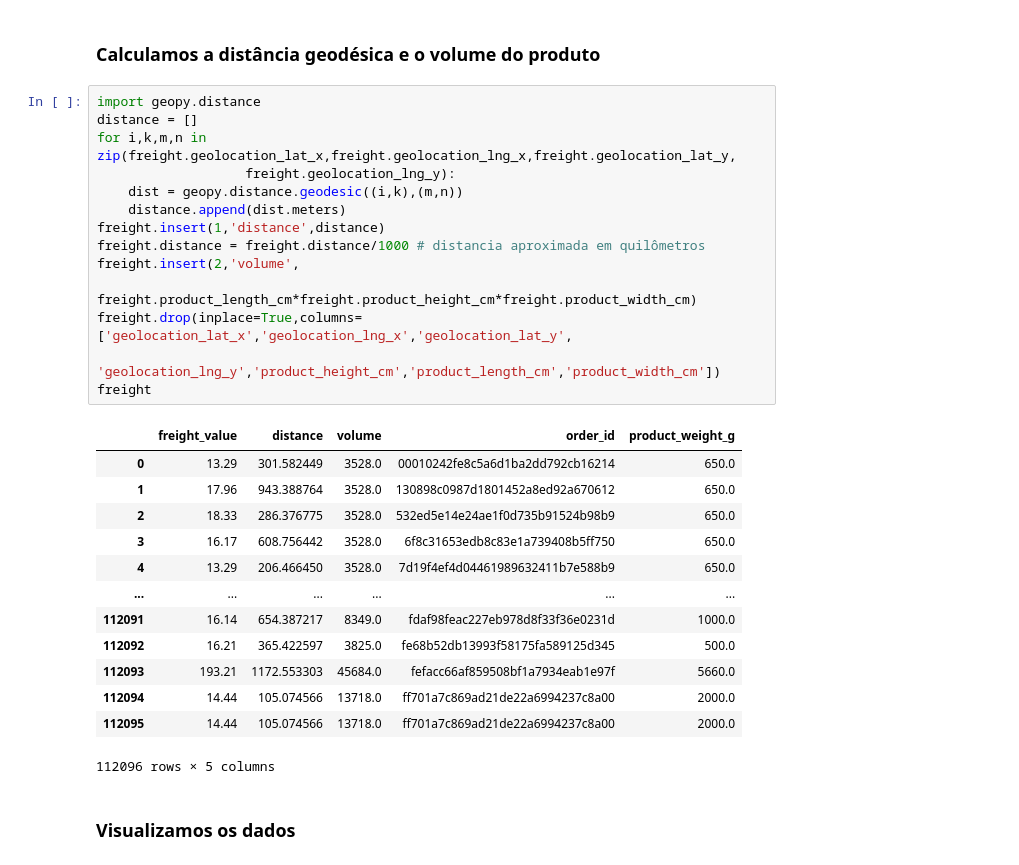
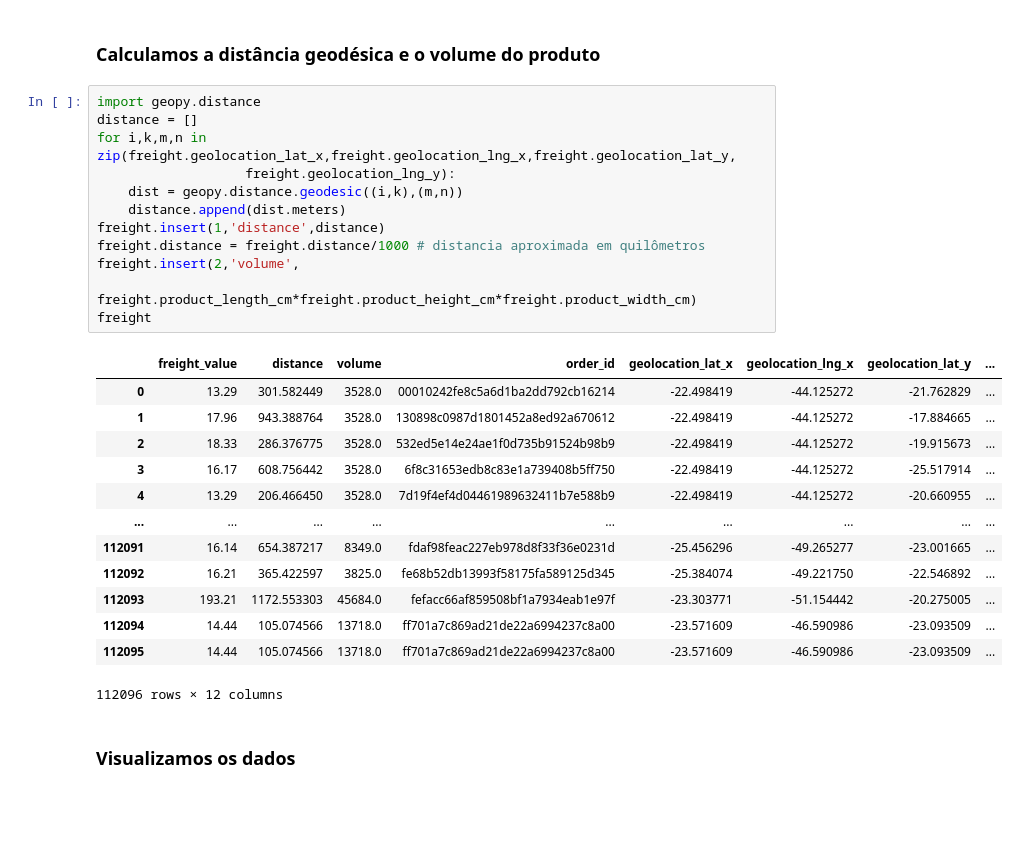
Before and after one commit to danielnrocha/OLX_Hackathon, a Jupyter notebook: OLX Hackathon.ipynb, the cells around one changed output. Saved outputs shown, nothing was run; the diff lists cells and outputs as text; blank space fills up the shorter version.

```diff
--- a/OLX Hackathon.ipynb
+++ b/OLX Hackathon.ipynb
@@ -109,31 +115,29 @@ freight.drop(inplace=True,columns=['product_id','seller_id','customer_id'])
 # %%
 import geopy.distance
 distance = []
 for i,k,m,n in zip(freight.geolocation_lat_x,freight.geolocation_lng_x,freight.geolocation_lat_y,
                    freight.geolocation_lng_y):
     dist = geopy.distance.geodesic((i,k),(m,n))
     distance.append(dist.meters)
 freight.insert(1,'distance',distance)
 freight.distance = freight.distance/1000 # distancia aproximada em quilômetros
 freight.insert(2,'volume',
                freight.product_length_cm*freight.product_height_cm*freight.product_width_cm)
-freight.drop(inplace=True,columns=['geolocation_lat_x','geolocation_lng_x','geolocation_lat_y',
-                 'geolocation_lng_y','product_height_cm','product_length_cm','product_width_cm'])
 freight
 # %% [output]
-|  | freight_value | distance | volume | order_id | product_weight_g |
-| 0 | 13.29 | 301.582449 | 3528.0 | 00010242fe8c5a6d1ba2dd792cb16214 | 650.0 |
-| 1 | 17.96 | 943.388764 | 3528.0 | 130898c0987d1801452a8ed92a670612 | 650.0 |
-| 2 | 18.33 | 286.376775 | 3528.0 | 532ed5e14e24ae1f0d735b91524b98b9 | 650.0 |
-| 3 | 16.17 | 608.756442 | 3528.0 | 6f8c31653edb8c83e1a739408b5ff750 | 650.0 |
-| 4 | 13.29 | 206.466450 | 3528.0 | 7d19f4ef4d04461989632411b7e588b9 | 650.0 |
-| ... | ... | ... | ... | ... | ... |
-| 112091 | 16.14 | 654.387217 | 8349.0 | fdaf98feac227eb978d8f33f36e0231d | 1000.0 |
-| 112092 | 16.21 | 365.422597 | 3825.0 | fe68b52db13993f58175fa589125d345 | 500.0 |
-| 112093 | 193.21 | 1172.553303 | 45684.0 | fefacc66af859508bf1a7934eab1e97f | 5660.0 |
-| 112094 | 14.44 | 105.074566 | 13718.0 | ff701a7c869ad21de22a6994237c8a00 | 2000.0 |
-| 112095 | 14.44 | 105.074566 | 13718.0 | ff701a7c869ad21de22a6994237c8a00 | 2000.0 |
+|  | freight_value | distance | volume | order_id | geolocation_lat_x | geolocation_lng_x | geolocation_lat_y | ... |
+| 0 | 13.29 | 301.582449 | 3528.0 | 00010242fe8c5a6d1ba2dd792cb16214 | -22.498419 | -44.125272 | -21.762829 | ... |
+| 1 | 17.96 | 943.388764 | 3528.0 | 130898c0987d1801452a8ed92a670612 | -22.498419 | -44.125272 | -17.884665 | ... |
+| 2 | 18.33 | 286.376775 | 3528.0 | 532ed5e14e24ae1f0d735b91524b98b9 | -22.498419 | -44.125272 | -19.915673 | ... |
+| 3 | 16.17 | 608.756442 | 3528.0 | 6f8c31653edb8c83e1a739408b5ff750 | -22.498419 | -44.125272 | -25.517914 | ... |
+| 4 | 13.29 | 206.466450 | 3528.0 | 7d19f4ef4d04461989632411b7e588b9 | -22.498419 | -44.125272 | -20.660955 | ... |
+| ... | ... | ... | ... | ... | ... | ... | ... | ... |
+| 112091 | 16.14 | 654.387217 | 8349.0 | fdaf98feac227eb978d8f33f36e0231d | -25.456296 | -49.265277 | -23.001665 | ... |
+| 112092 | 16.21 | 365.422597 | 3825.0 | fe68b52db13993f58175fa589125d345 | -25.384074 | -49.221750 | -22.546892 | ... |
+| 112093 | 193.21 | 1172.553303 | 45684.0 | fefacc66af859508bf1a7934eab1e97f | -23.303771 | -51.154442 | -20.275005 | ... |
+| 112094 | 14.44 | 105.074566 | 13718.0 | ff701a7c869ad21de22a6994237c8a00 | -23.571609 | -46.590986 | -23.093509 | ... |
+| 112095 | 14.44 | 105.074566 | 13718.0 | ff701a7c869ad21de22a6994237c8a00 | -23.571609 | -46.590986 | -23.093509 | ... |
-112096 rows × 5 columns
+112096 rows × 12 columns
 # %% [markdown]
 ### Visualizamos os dados
 # %%
```
Also changed, not shown: parts of 8 cells of this notebook.
